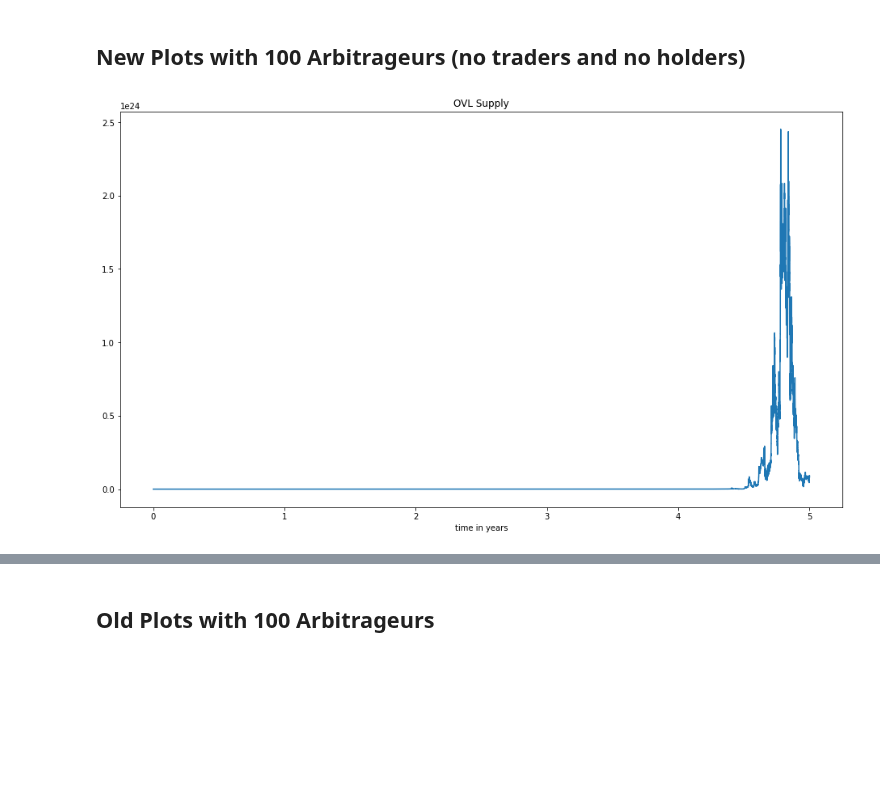
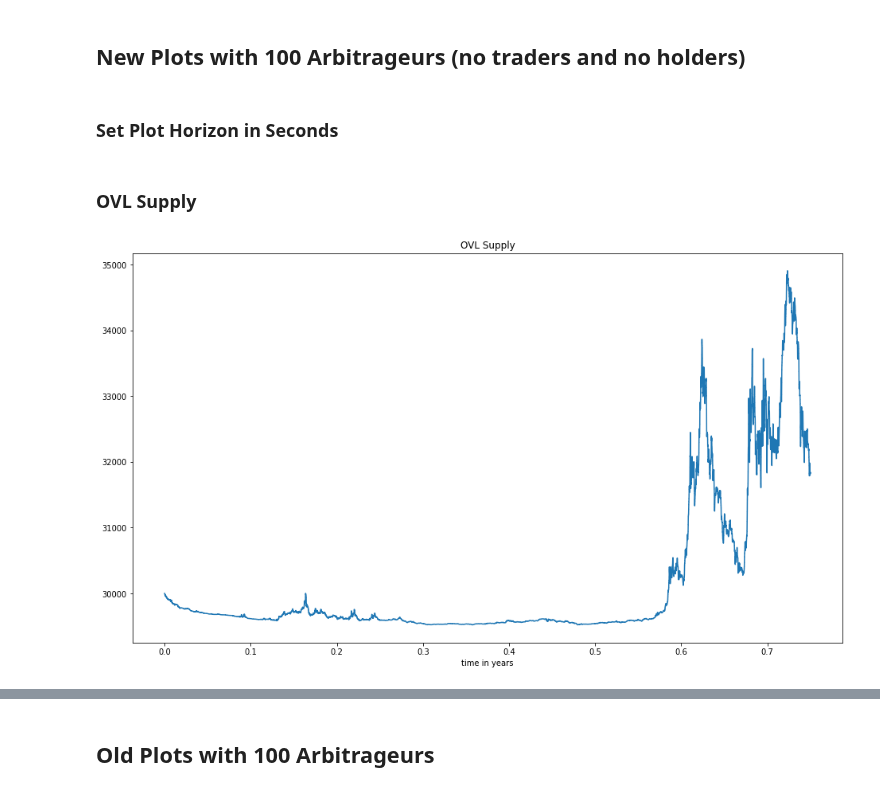
Before and after one commit to overlay-market/overlay-monetary, a Jupyter notebook: notebooks/Agent Based Simulation Long-Run Analysis.ipynb, the cells around one changed output, grey strips where cells are left out. Saved outputs shown, nothing was run; the diff lists cells and outputs as text; code cells hidden in the pictures; blank space fills up the shorter version.

Commit message:
- added functionality to zoom in on specific time period in long-horizon analysis

```diff
--- a/notebooks/Agent Based Simulation Long-Run Analysis.ipynb
+++ b/notebooks/Agent Based Simulation Long-Run Analysis.ipynb
@@ -170,7 +170,7 @@ plot_multivariate_simulation(simulated_data=simulated_prices,
 ticker_to_time_series_of_prices_map = \
     construct_ticker_to_series_of_prices_map_from_simulated_prices(simulated_prices=simulated_prices,
                                                                num_arbitrageurs = 100
-    tickers=tickers_with_ovl)
+2629801    tickers=tickers_with_ovl)
 # %% [markdown]
 # Load Resampled Data
 # %%
@@ -396,0 +442,7 @@ plot_time_scale = TimeScale.YEARS
+# %%
+def construct_full_time_axis(
+    data_length: int,
+    time_resolution: TimeResolution,
+    plot_time_scale: TimeScale = TimeScale.YEARS,
+    data_interval: int = 1):
+    return np.linspace(0, data_length * data_interval * time_resolution.in_seconds / plot_time_scale.in_seconds(), data_length)
@@ -433,6 +735,17 @@ def plot_supply(model_vars_df: pd.DataFrame,
+# %% [markdown]
+### Set Plot Horizon in Seconds
+# %%
+plot_begin_years = 0.0
+# plot_end_years = 5 * 365.25 * 24 * 60 * 60
+plot_end_years = 0.75 * 365.25 * 24 * 60 * 60  # corresponds to 9 months
+time_interval_to_plot_in_seconds = (plot_begin_years, plot_end_years)
+# %% [markdown]
+### OVL Supply
 # %%
 plot_supply(model_vars_df=model_vars_df,
             plot_time_scale=plot_time_scale,
-            time_resolution=time_resolution)
+            time_interval_to_plot_in_seconds=time_interval_to_plot_in_seconds,
+            time_resolution=time_resolution,
+            data_interval=4)
 # %% [output]
-[figure, old version]
+[figure, new version]
```
Also changed, not shown: parts of 21 cells of this notebook.
